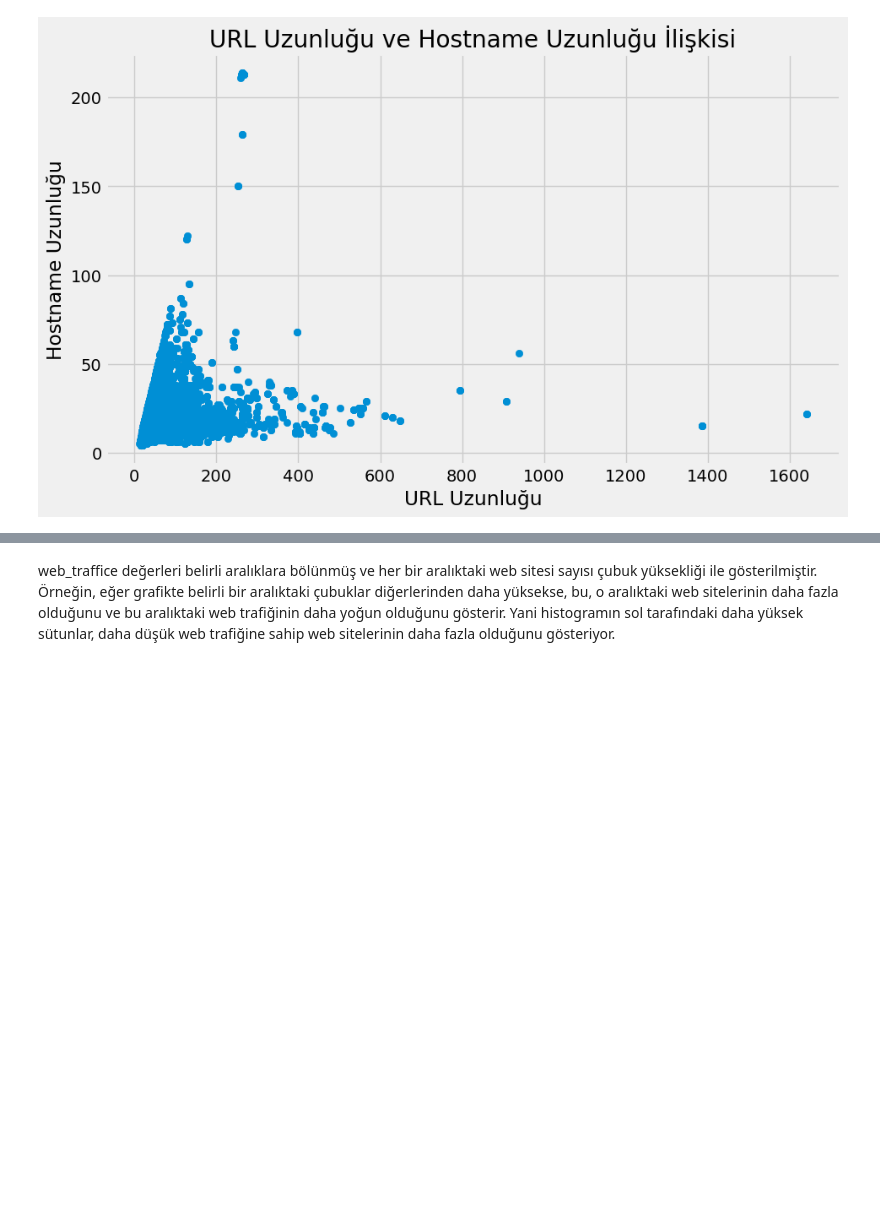
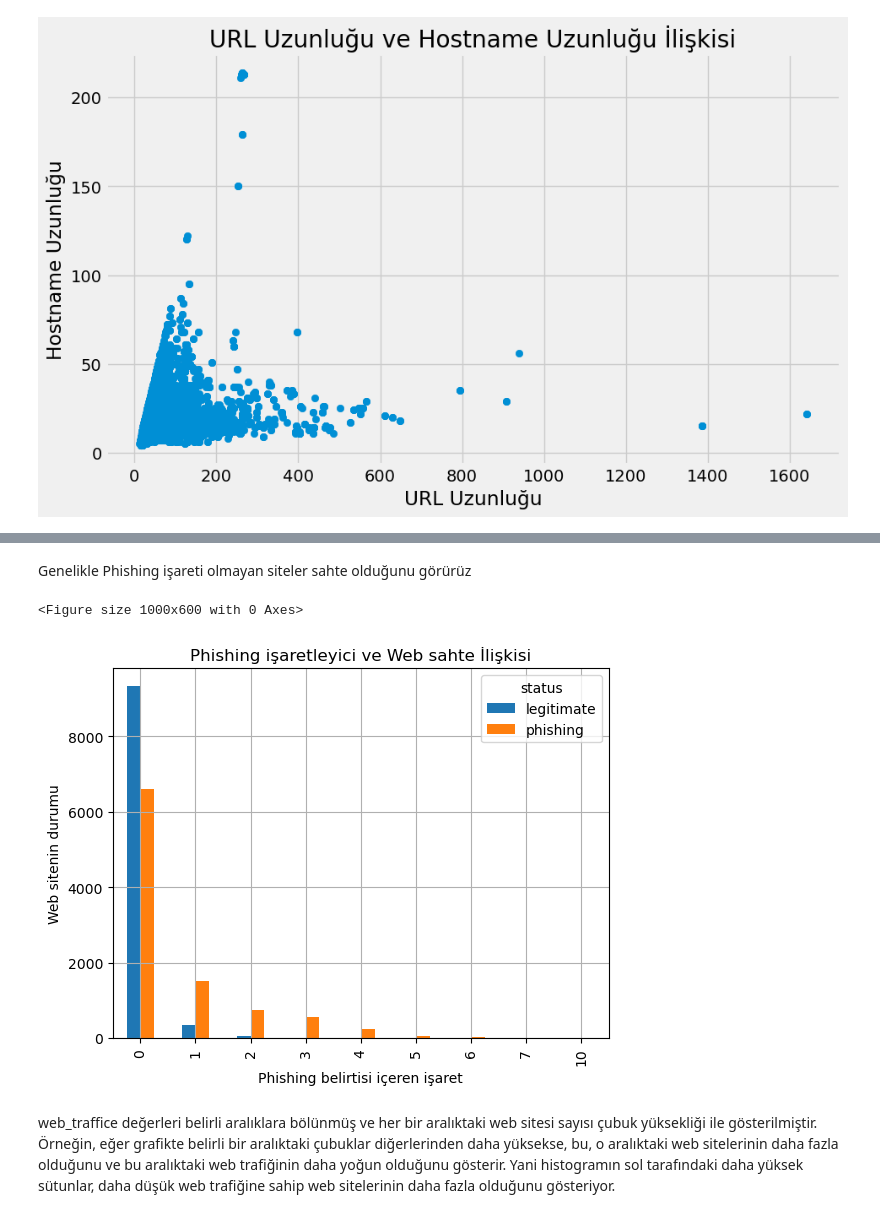
Before and after one commit to Phishbust/datanalysisandmodeling, a Jupyter notebook: data.ipynb, the cells around one changed output, grey strips where cells are left out. Drawn from its saved outputs; the diff is of its cells as text; code cells hidden in the pictures; blank space fills up the shorter version.

```diff
--- a/data.ipynb
+++ b/data.ipynb
@@ -176,3 +204,18 @@ plt.show()
+# %% [markdown]
+Genelikle Phishing işareti olmayan siteler sahte olduğunu görürüz
+# %%
+plt.figure(figsize=(10,6))
+n=pd.crosstab(df['phish_hints'],df['status'])
+n.plot(kind='bar')
+
+plt.title('Phishing işaretleyici ve Web sahte İlişkisi')
+plt.xlabel("Phishing belirtisi içeren işaret")
+plt.ylabel("Web sitenin durumu")
+plt.grid(True)
+plt.show()
+# %% [output]
+<Figure size 1000x600 with 0 Axes>
+[figure, added]
 # %% [markdown]
 <bold>web_traffice değerleri belirli aralıklara bölünmüş ve her bir aralıktaki web sitesi sayısı çubuk yüksekliği ile gösterilmiştir. Örneğin, eğer grafikte belirli bir aralıktaki çubuklar diğerlerinden daha yüksekse, bu, o aralıktaki web sitelerinin daha fazla olduğunu ve bu aralıktaki web trafiğinin daha yoğun olduğunu gösterir. Yani histogramın sol tarafındaki daha yüksek sütunlar, daha düşük web trafiğine sahip web sitelerinin daha fazla olduğunu gösteriyor.</bold>
 # %%
```
Also changed, not shown: parts of 12 cells of this notebook.
